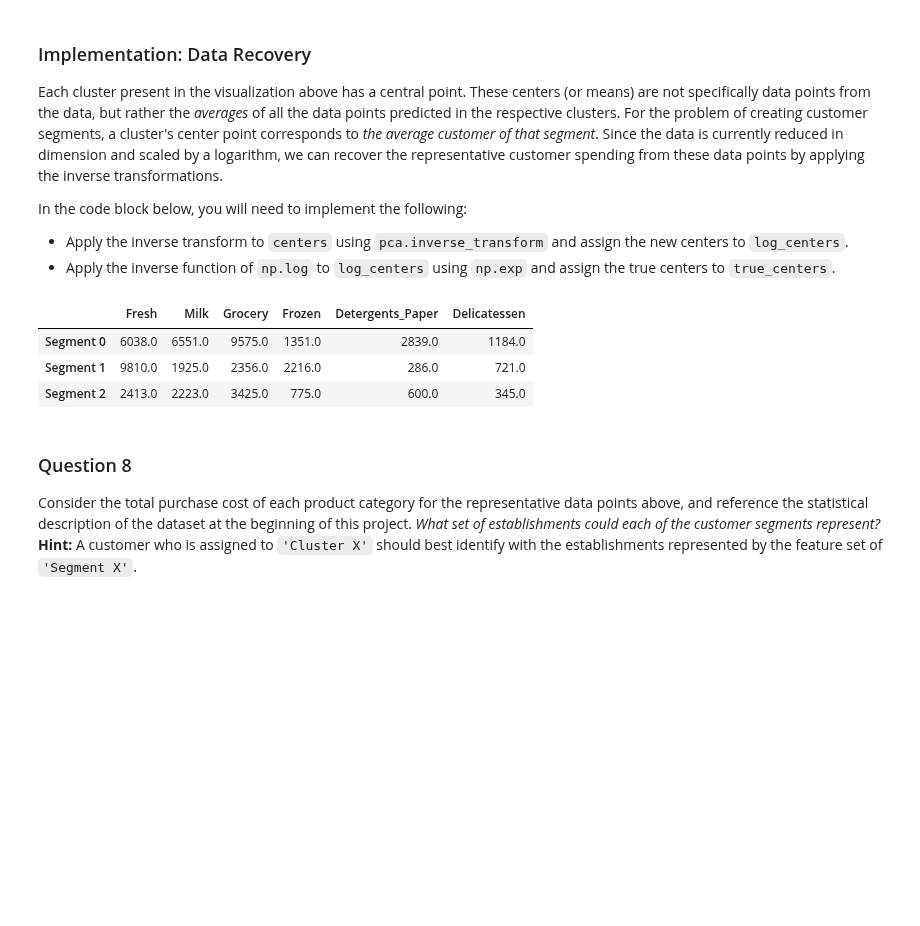
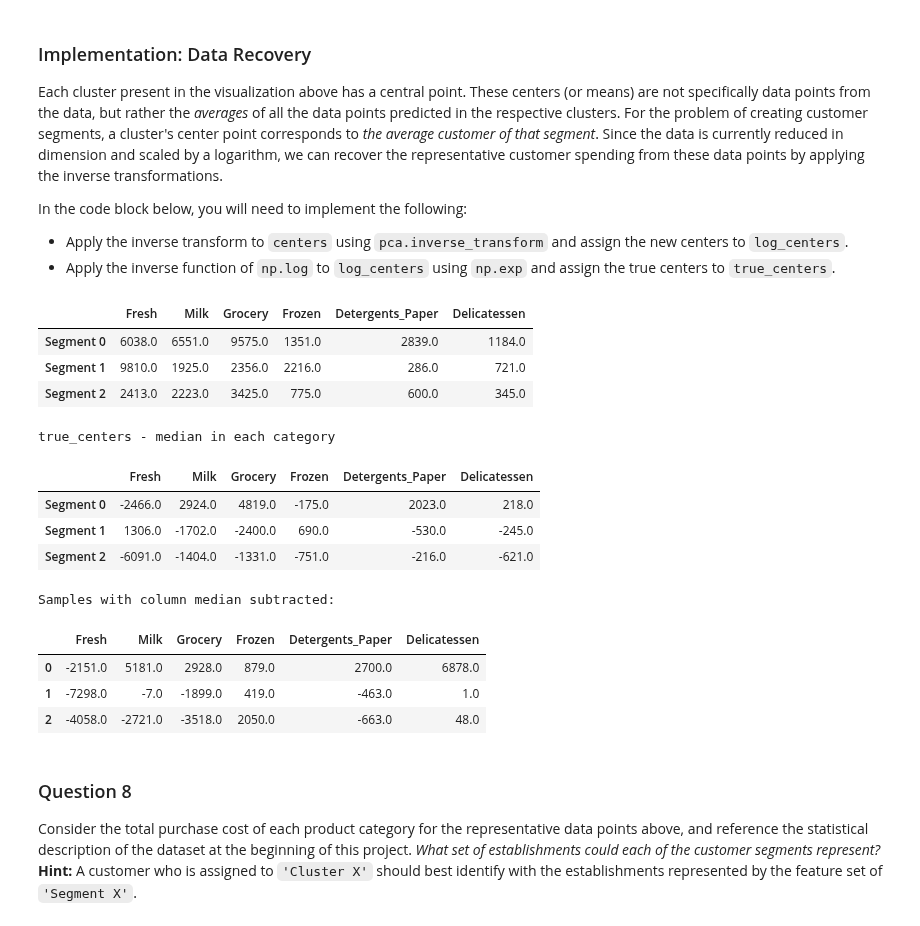
Before and after one commit to davidmchris/machine-learning, a Jupyter notebook: projects/creating_customer_segments/customer_segments.ipynb, the cells around one changed output. Saved outputs shown, nothing was run; the diff lists cells and outputs as text; code cells hidden in the pictures; blank space fills up the shorter version.

```diff
--- a/projects/creating_customer_segments/customer_segments.ipynb
+++ b/projects/creating_customer_segments/customer_segments.ipynb
@@ -438,20 +445,34 @@ In the code block below, you will need to implement the following:
 # %%
 # TODO: Inverse transform the centers
 log_centers = pca.inverse_transform(centers)
 
 # TODO: Exponentiate the centers
 true_centers = np.exp(log_centers)
 
 # Display the true centers
 segments = ['Segment {}'.format(i) for i in range(0,len(centers))]
 true_centers = pd.DataFrame(np.round(true_centers), columns = data.keys())
 true_centers.index = segments
 display(true_centers)
+print 'true_centers - median in each category'
+display(true_centers - data.median().round())
+print "Samples with column median subtracted:"
+display(samples - data.median().round())
 # %% [output]
 |  | Fresh | Milk | Grocery | Frozen | Detergents_Paper | Delicatessen |
 | Segment 0 | 6038.0 | 6551.0 | 9575.0 | 1351.0 | 2839.0 | 1184.0 |
 | Segment 1 | 9810.0 | 1925.0 | 2356.0 | 2216.0 | 286.0 | 721.0 |
 | Segment 2 | 2413.0 | 2223.0 | 3425.0 | 775.0 | 600.0 | 345.0 |
+true_centers - median in each category
+|  | Fresh | Milk | Grocery | Frozen | Detergents_Paper | Delicatessen |
+| Segment 0 | -2466.0 | 2924.0 | 4819.0 | -175.0 | 2023.0 | 218.0 |
+| Segment 1 | 1306.0 | -1702.0 | -2400.0 | 690.0 | -530.0 | -245.0 |
+| Segment 2 | -6091.0 | -1404.0 | -1331.0 | -751.0 | -216.0 | -621.0 |
+Samples with column median subtracted:
+|  | Fresh | Milk | Grocery | Frozen | Detergents_Paper | Delicatessen |
+| 0 | -2151.0 | 5181.0 | 2928.0 | 879.0 | 2700.0 | 6878.0 |
+| 1 | -7298.0 | -7.0 | -1899.0 | 419.0 | -463.0 | 1.0 |
+| 2 | -4058.0 | -2721.0 | -3518.0 | 2050.0 | -663.0 | 48.0 |
 # %% [markdown]
 ### Question 8
 Consider the total purchase cost of each product category for the representative data points above, and reference the statistical description of the dataset at the beginning of this project. *What set of establishments could each of the customer segments represent?*
```
Also changed, not shown: parts of 7 cells of this notebook, 1 other file.
